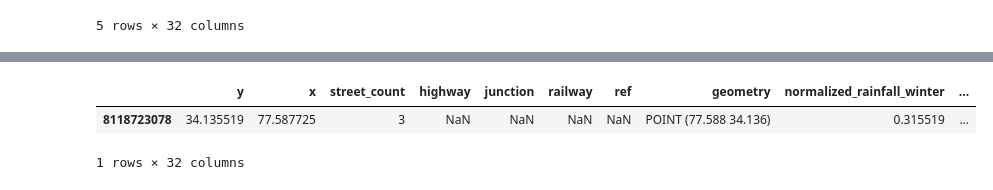
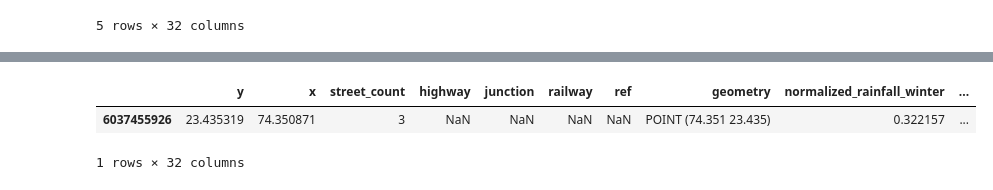
Before and after one commit to Ayushman-Saha/map_matching_research, a Jupyter notebook: noise_addition/attempt2.ipynb, the cells around one changed output, grey strips where cells are left out. Cells and saved outputs as stored; diff of their text form; code cells hidden in the pictures.

```diff
--- a/noise_addition/attempt2.ipynb
+++ b/noise_addition/attempt2.ipynb
@@ -257,7 +245,10 @@ print(paths)
+# %%
+paths = {}
+paths['route'] = [1804967246, 6037455926, 6037455928, 6037455887, 1931139268, 1931139219]
 # %%
-print(len(paths['path_nodes']))
+print(len(paths['route']))
 
 path_nodes = set()
-path_nodes.update(paths['path_nodes'])
+path_nodes.update(paths['route'])
 print(len(path_nodes))
 # %% [output]
@@ -269,3 +260,5 @@ sub_nodes, sub_edges = ox.graph_to_gdfs(s)
+# %%
+sub_edges = ox.routing.route_to_gdf(s, paths['route'])
 # %%
 # Visualization
 fig, ax = plt.subplots()
@@ -287,4 +280,4 @@ Number of edges in subgraph: 17
 # %%
-edge = sub_edges.iloc[15]
+edge = sub_edges.iloc[1]
 print(edge)
 # %% [output]
@@ -347,19 +337,19 @@ print(gdf_4326_gen)
 # %%
-to_node = edge['to']
-from_node = edge['from']
+to_node = edge.name[1]
+from_node = edge.name[0]
 
 df_to = pd.DataFrame([nodes.loc[to_node]])
 df_from = pd.DataFrame([nodes.loc[from_node]])
 
 #Process data in to_node
 to_node_gdf = gpd.GeoDataFrame(df_to, geometry=gpd.points_from_xy(df_to['x'], df_to['y']), crs="EPSG:4326")
 from_node_gdf = gpd.GeoDataFrame(df_from, geometry=gpd.points_from_xy(df_from['x'], df_from['y']), crs="EPSG:4326")
 
 to_node_gdf.head()
 from_node_gdf.head()
 # %% [output]
 |  | y | x | street_count | highway | junction | railway | ref | geometry | normalized_rainfall_winter | ... |
-| 8118723078 | 34.135519 | 77.587725 | 3 | NaN | NaN | NaN | NaN | POINT (77.588 34.136) | 0.315519 | ... |
+| 6037455926 | 23.435319 | 74.350871 | 3 | NaN | NaN | NaN | NaN | POINT (74.351 23.435) | 0.322157 | ... |
 1 rows × 32 columns
 # %%
 _, ax = plt.subplots(figsize=(10, 10))
```
Also changed, not shown: parts of 23 cells of this notebook, 1 other file.
